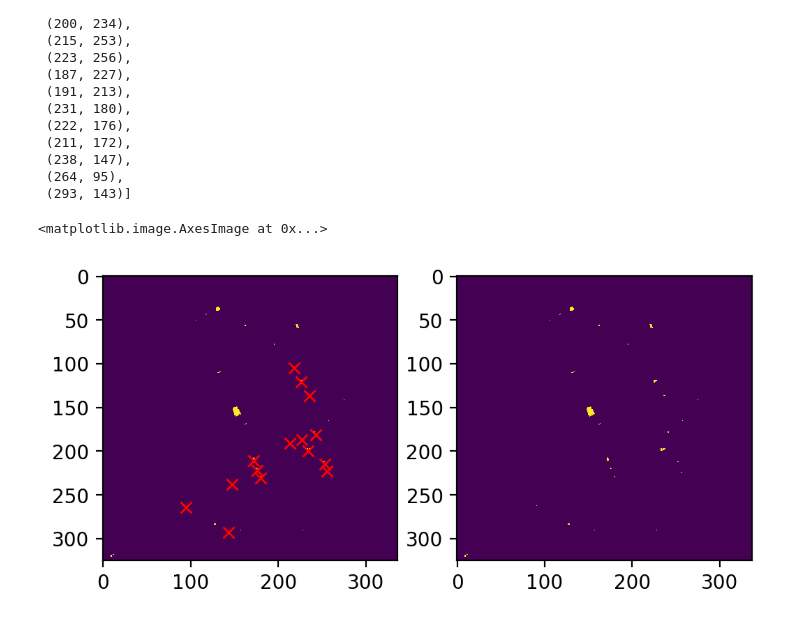
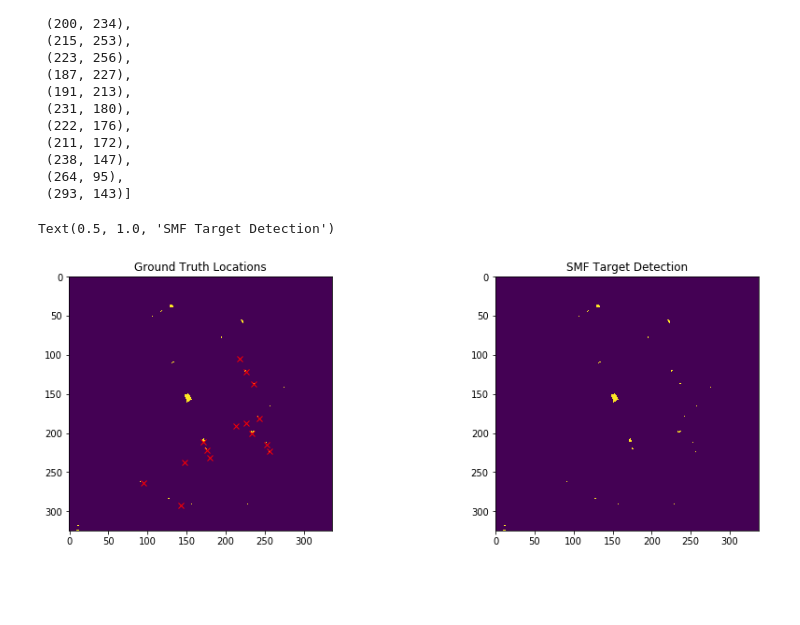
Before and after one commit to GatorSense/HyperspectralAnalysisIntroduction, a Jupyter notebook: 3. Target Detection.ipynb, the cells around one changed output. Saved outputs shown, nothing was run; the diff lists cells and outputs as text; code cells hidden in the pictures; blank space fills up the shorter version.

```diff
--- a/3. Target Detection.ipynb
+++ b/3. Target Detection.ipynb
@@ -162,12 +172,15 @@ br_rc
  (293, 143)]
 # %%
 # plot the ground truth over the declaration map
+plt.figure(figsize=(15,5))
 plt.subplot(1,2,1)
 plt.imshow(conf_smf > 5)
 for r,c in br_rc:
     plt.plot(c,r,'rx')
+plt.title('Ground Truth Locations')
 plt.subplot(1,2,2)
 plt.imshow(conf_smf > 5)
+plt.title('SMF Target Detection')
 # %% [output]
-<matplotlib.image.AxesImage at 0x...>
+Text(0.5, 1.0, 'SMF Target Detection')
-[figure, old version]
+[figure, new version]
```
Also changed, not shown: parts of 9 cells of this notebook.
